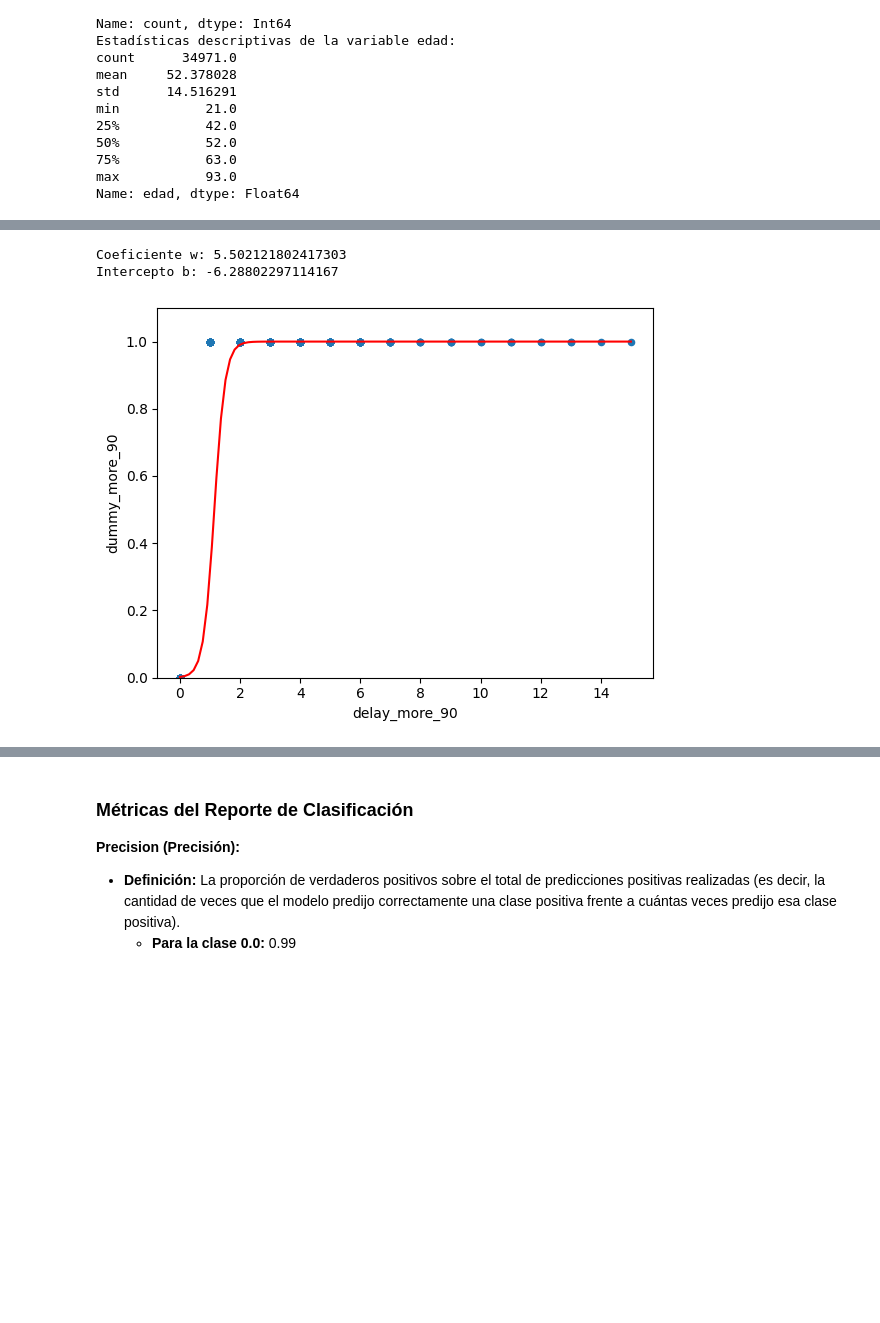
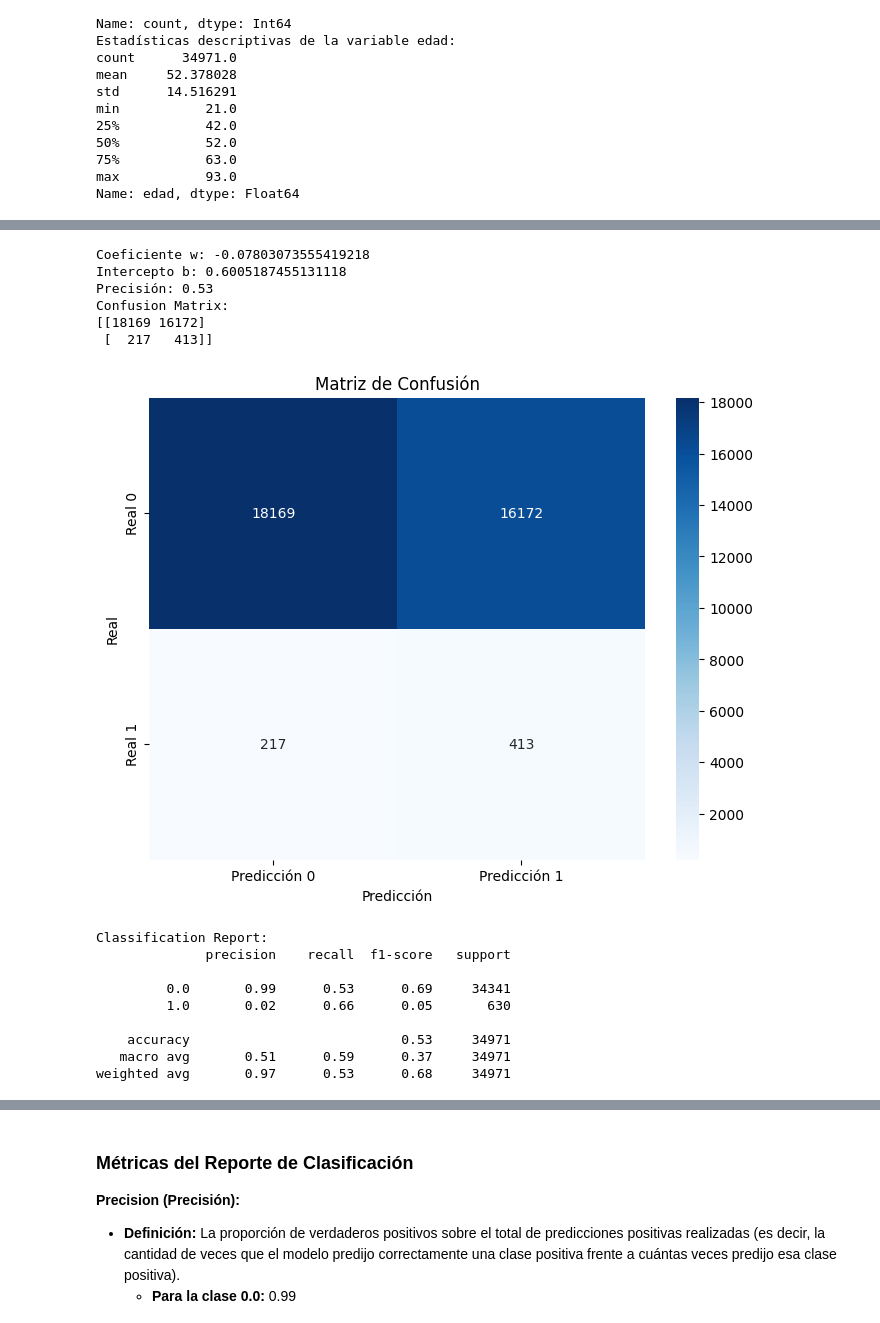
Before and after one commit to osirisberbesia/laboratoria-riesgo-relativo, a Jupyter notebook: Proyecto3_RiesgoRelativo_Hito3.ipynb, the cells around one changed output, grey strips where cells are left out. Saved outputs shown, nothing was run; the diff lists cells and outputs as text; code cells hidden in the pictures; blank space fills up the shorter version.

```diff
--- a/Proyecto3_RiesgoRelativo_Hito3.ipynb
+++ b/Proyecto3_RiesgoRelativo_Hito3.ipynb
@@ -178,34 +242,77 @@ Intercepto b: -4.680428199395321
 # %%
 import numpy as np
 import pandas as pd
 from sklearn.linear_model import LogisticRegression
-
+from sklearn.metrics import accuracy_score, confusion_matrix, classification_report
+import seaborn as sns
+import matplotlib.pyplot as plt
 
 # Extraer las variables predictoras y la variable objetivo
-X = train[['dummy_more_90']].values  # Variable predictora
+X = train[['total_loans']].values  # Variable predictora
 y = train['flag'].values  # Variable objetivo
 
-# Crear y ajustar el modelo de regresión logística
-model = LogisticRegression()
+# Crear y ajustar el modelo de regresión logística con class_weight='balanced'
+model = LogisticRegression(class_weight='balanced')
 model.fit(X, y)
 
 # Obtener los coeficientes (w) y el intercepto (b) del modelo ajustado
 w = model.coef_[0][0]
 b = model.intercept_[0]
 
 print(f'Coeficiente w: {w}')
 print(f'Intercepto b: {b}')
+
+# Hacer predicciones usando el modelo ajustado
+y_pred = model.predict(X)
+
+# Calcular la precisión
+accuracy = accuracy_score(y, y_pred)
+print(f'Precisión: {accuracy:.2f}')
+
+# Matriz de confusión
+conf_matrix = confusion_matrix(y, y_pred)
+print('Confusion Matrix:')
+print(conf_matrix)
+
+# Graficar la matriz de confusión
+plt.figure(figsize=(8, 6))
+sns.heatmap(conf_matrix, annot=True, fmt='d', cmap='Blues',
+            xticklabels=['Predicción 0', 'Predicción 1'],
+            yticklabels=['Real 0', 'Real 1'])
+plt.xlabel('Predicción')
+plt.ylabel('Real')
+plt.title('Matriz de Confusión')
+plt.show()
+
+# Reporte de clasificación
+class_report = classification_report(y, y_pred, zero_division=0)
+print('Classification Report:')
+print(class_report)
+
 # puntos de la recta
-x = np.linspace(0,train['delay_more_90'].max(),100)
+x = np.linspace(0,train['total_loans'].max(),100)
 y = 1/(1+np.exp(-(w*x+b)))
 
 # grafica de la recta
-train.plot.scatter(x='delay_more_90',y='dummy_more_90')
+train.plot.scatter(x='total_loans',y='dummy_total_loans')
 plt.plot(x, y, '-r')
-plt.ylim(0,train['dummy_more_90'].max()*1.1)
+plt.ylim(0,train['dummy_total_loans'].max()*1.1)
 # plt.grid()
 plt.show()
 # %% [output]
-Coeficiente w: 5.502121802417303
-Intercepto b: -6.28802297114167
+Coeficiente w: -0.07803073555419218
+Intercepto b: 0.6005187455131118
+Precisión: 0.53
+Confusion Matrix:
+[[18169 16172]
+ [  217   413]]
-[figure, old version]
+[figure, new version]
+Classification Report:
+              precision    recall  f1-score   support
+
+         0.0       0.99      0.53      0.69     34341
+         1.0       0.02      0.66      0.05       630
+
+    accuracy                           0.53     34971
+   macro avg       0.51      0.59      0.37     34971
+weighted avg       0.97      0.53      0.68     34971
```
Also changed, not shown: parts of 6 cells of this notebook.
